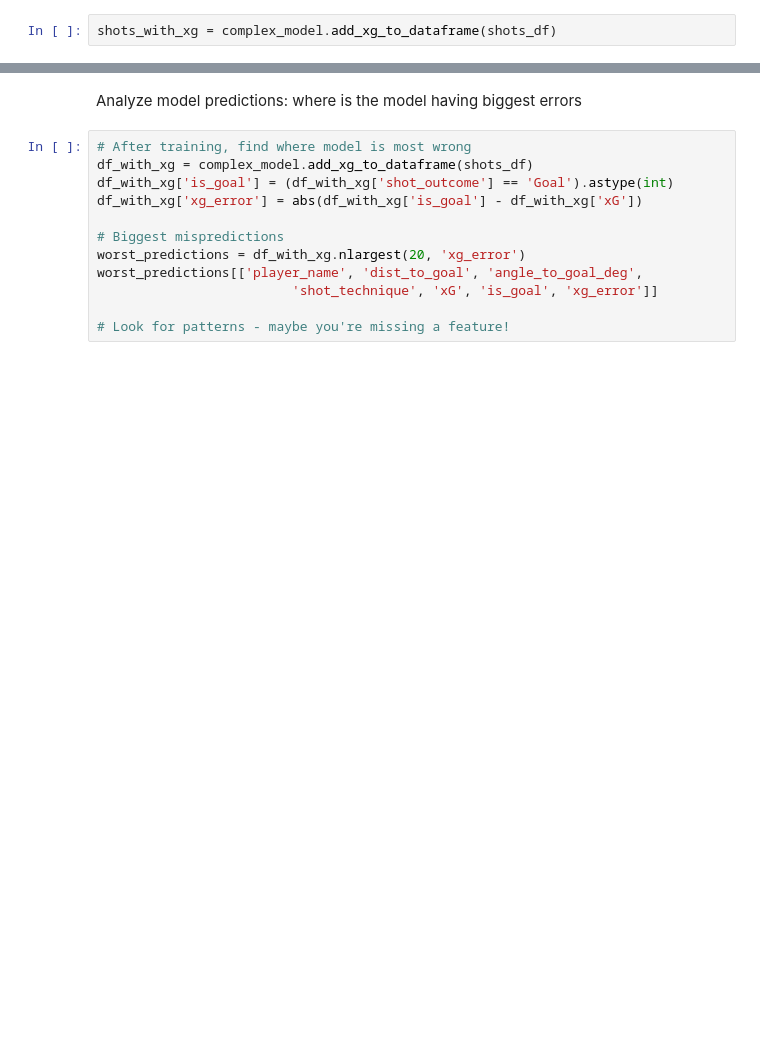
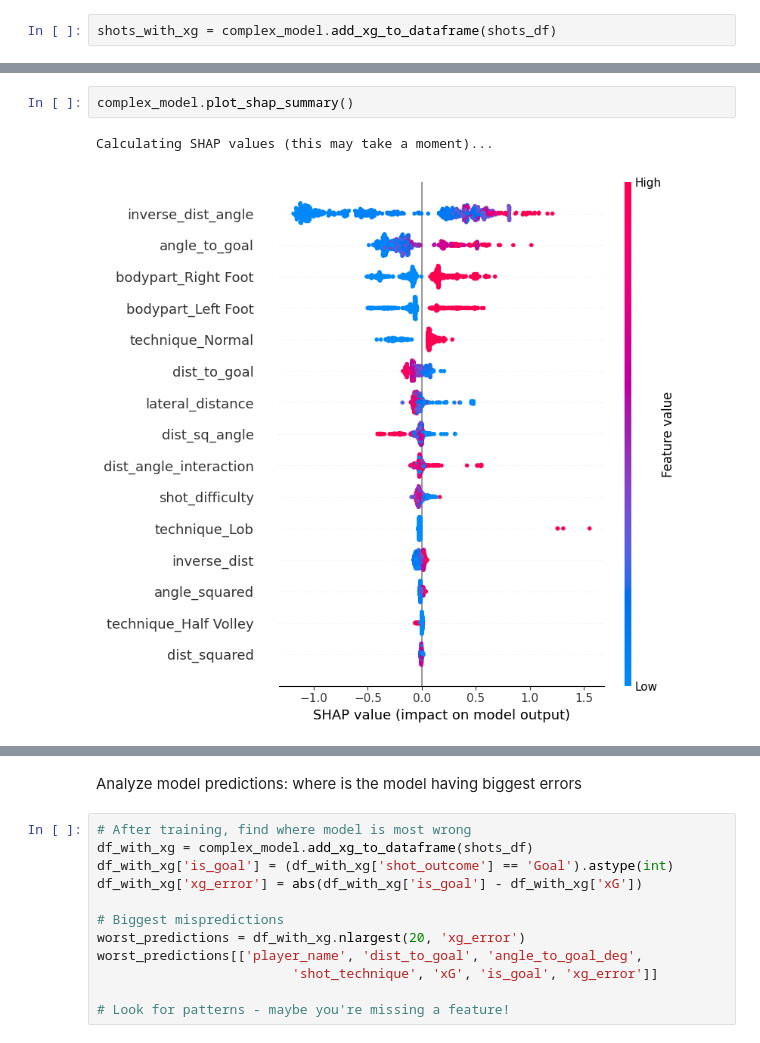
Before and after one commit to rodmart21/football_xG, a Jupyter notebook: xG/xg.ipynb, the cells around one changed output, grey strips where cells are left out. Drawn from its saved outputs; the diff is of its cells as text; blank space fills up the shorter version.

```diff
--- a/xG/xg.ipynb
+++ b/xG/xg.ipynb
@@ -145,3 +154,8 @@ complex_model.plot_optimization_history()
+# %%
+complex_model.plot_shap_summary()
+# %% [output]
+Calculating SHAP values (this may take a moment)...
+[figure, added]
 # %%
 complex_model._show_feature_importance()
 # %% [output]
```
Also changed, not shown: parts of 12 cells of this notebook, 2 other files.
